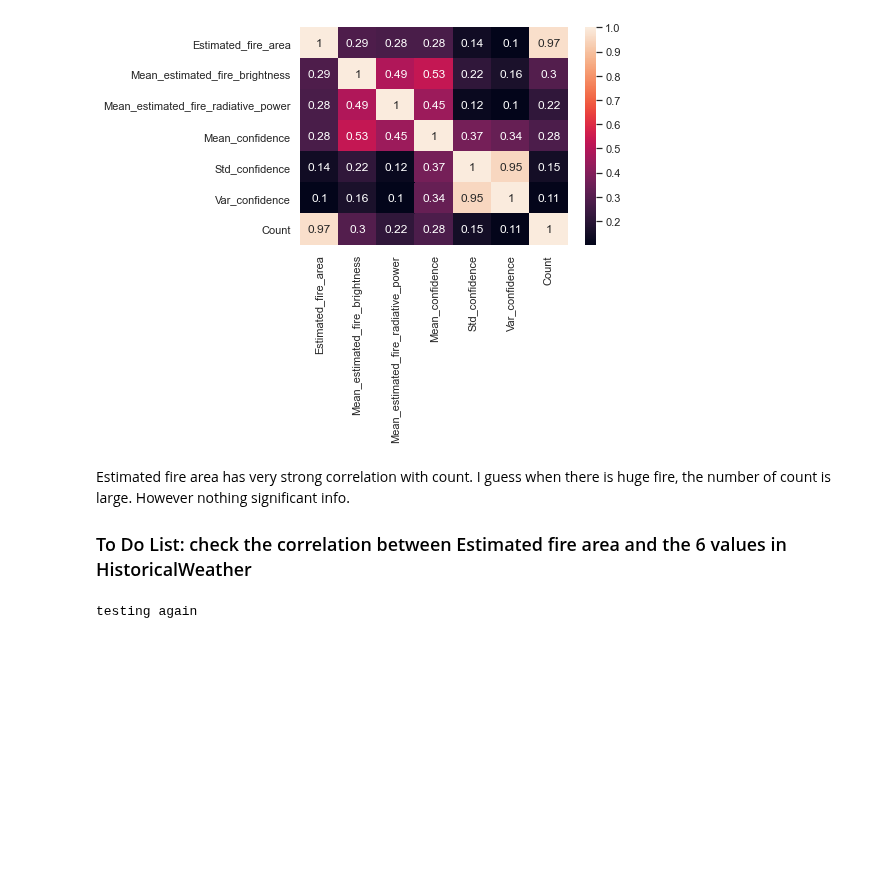
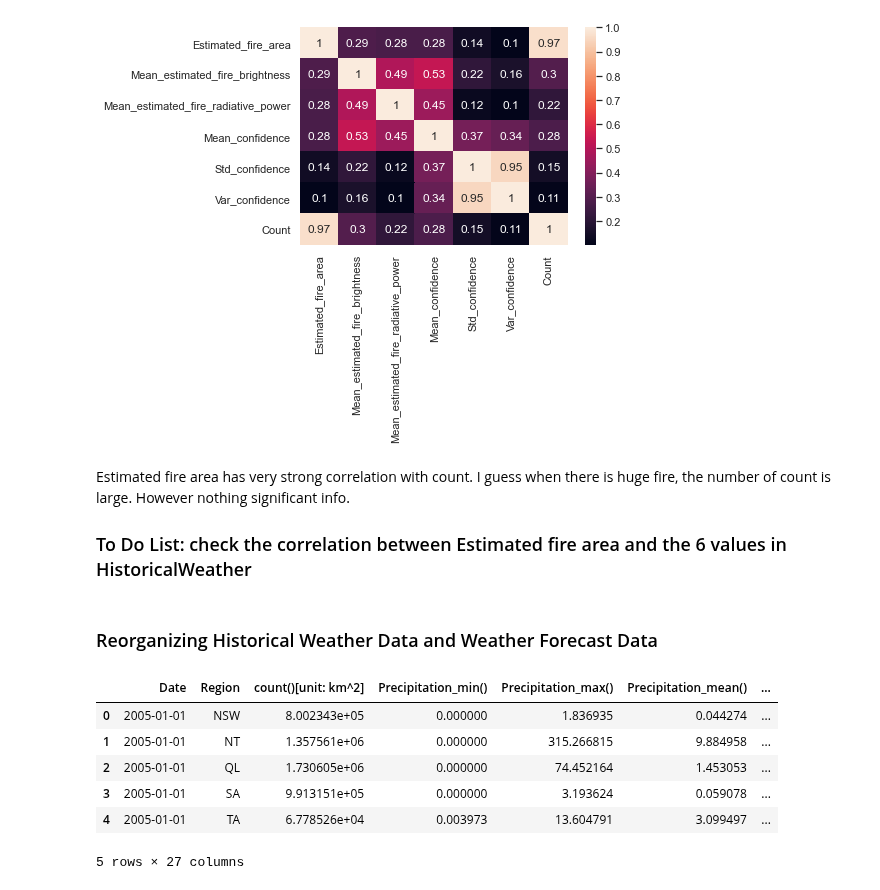
Before and after one commit to ccomkhj/Spot-Challenge-Wildfires, a Jupyter notebook: main/data_process.ipynb, the cells around one changed output. Drawn from its saved outputs; the diff is of its cells as text; code cells hidden in the pictures; blank space fills up the shorter version.

Commit message:
reconstruct weather history & forecast
seperate each parameter and create its own column, e.g. mean() -> Temperature_min()

```diff
--- a/main/data_process.ipynb
+++ b/main/data_process.ipynb
@@ -20,3 +22,10 @@ Vege = pd.read_csv(r'..\data\Nov_10\VegetationIndex.csv')
+# %%
+# To run on Ubuntu:
+H_Wildfires = pd.read_csv(r'../data/Nov_10/Historical_Wildfires.csv')
+H_Weather = pd.read_csv(r'../data/Nov_10/HistoricalWeather.csv')
+H_Weather_Fc = pd.read_csv(r'../data/Nov_10/HistoricalWeatherForecasts.csv')
+LandClass = pd.read_csv(r'../data/Nov_10/LandClass.csv')
+Vege = pd.read_csv(r'../data/Nov_10/VegetationIndex.csv')
 # %%
 H_Wildfires.head()
 # %% [output]
@@ -514,7 +523,37 @@ I guess when there is huge fire, the number of count is large.
 However nothing significant info.
 
 ### To Do List: check the correlation between Estimated fire area and the 6 values in HistoricalWeather
-# %%
-print("testing again")
-# %% [output]
-testing again
+# %% [markdown]
+### Reorganizing Historical Weather Data and Weather Forecast Data
+# %%
+def reform(df, target_column, common_cols, key_cols, param_cols):
+    elements = df[target_column].unique()
+    basis = df[common_cols].drop_duplicates()
+    for elm in elements:
+        new = df[df[target_column] == elm][key_cols + param_cols]
+        rename = {}
+        for col in param_cols:
+            rename[col] = str(elm) + '_' + col
+        new = new.rename(columns=rename)
+        basis = basis.merge(new, on=key_cols)
+    return basis
+# %%
+target_column = 'Parameter'
+common_cols = ['Date', 'Region', 'count()[unit: km^2]']
+common_cols_fc = ['Date', 'Region', 'Lead time', 'count()[unit: km^2]']
+key_cols = ['Date', 'Region']
+key_cols_fc = ['Date', 'Region', 'Lead time']
+param_cols = ['min()', 'max()', 'mean()', 'variance()']
+
+H_Weather_reform = reform(H_Weather.copy(), target_column, common_cols, key_cols, param_cols)
+H_Weather_Fc_reform = reform(H_Weather_Fc.copy(), target_column, common_cols_fc, key_cols_fc, param_cols)
+# %%
+H_Weather_reform.head()
+# %% [output]
+|  | Date | Region | count()[unit: km^2] | Precipitation_min() | Precipitation_max() | Precipitation_mean() | ... |
+| 0 | 2005-01-01 | NSW | 8.002343e+05 | 0.000000 | 1.836935 | 0.044274 | ... |
+| 1 | 2005-01-01 | NT | 1.357561e+06 | 0.000000 | 315.266815 | 9.884958 | ... |
+| 2 | 2005-01-01 | QL | 1.730605e+06 | 0.000000 | 74.452164 | 1.453053 | ... |
+| 3 | 2005-01-01 | SA | 9.913151e+05 | 0.000000 | 3.193624 | 0.059078 | ... |
+| 4 | 2005-01-01 | TA | 6.778526e+04 | 0.003973 | 13.604791 | 3.099497 | ... |
+5 rows × 27 columns
```
Also changed, not shown: parts of 4 cells of this notebook, 1 other file.
